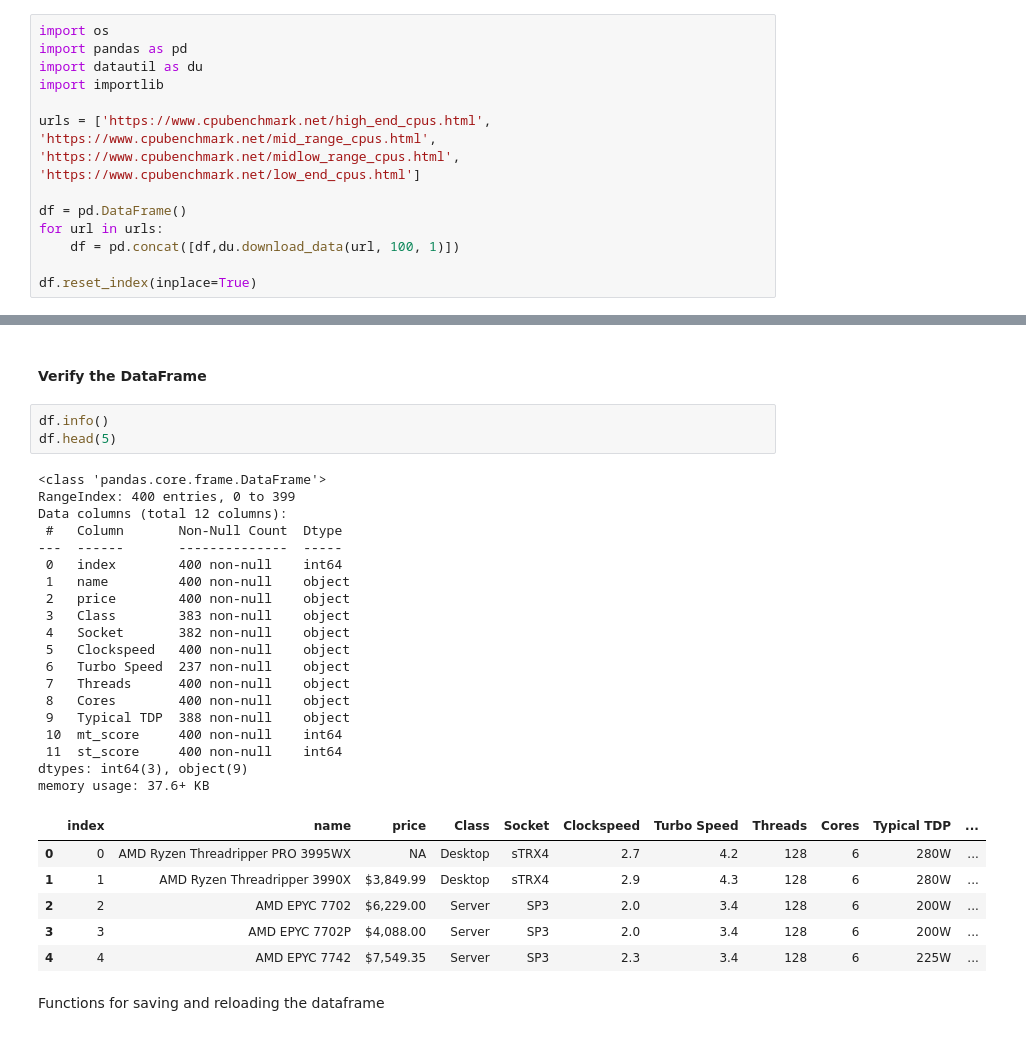
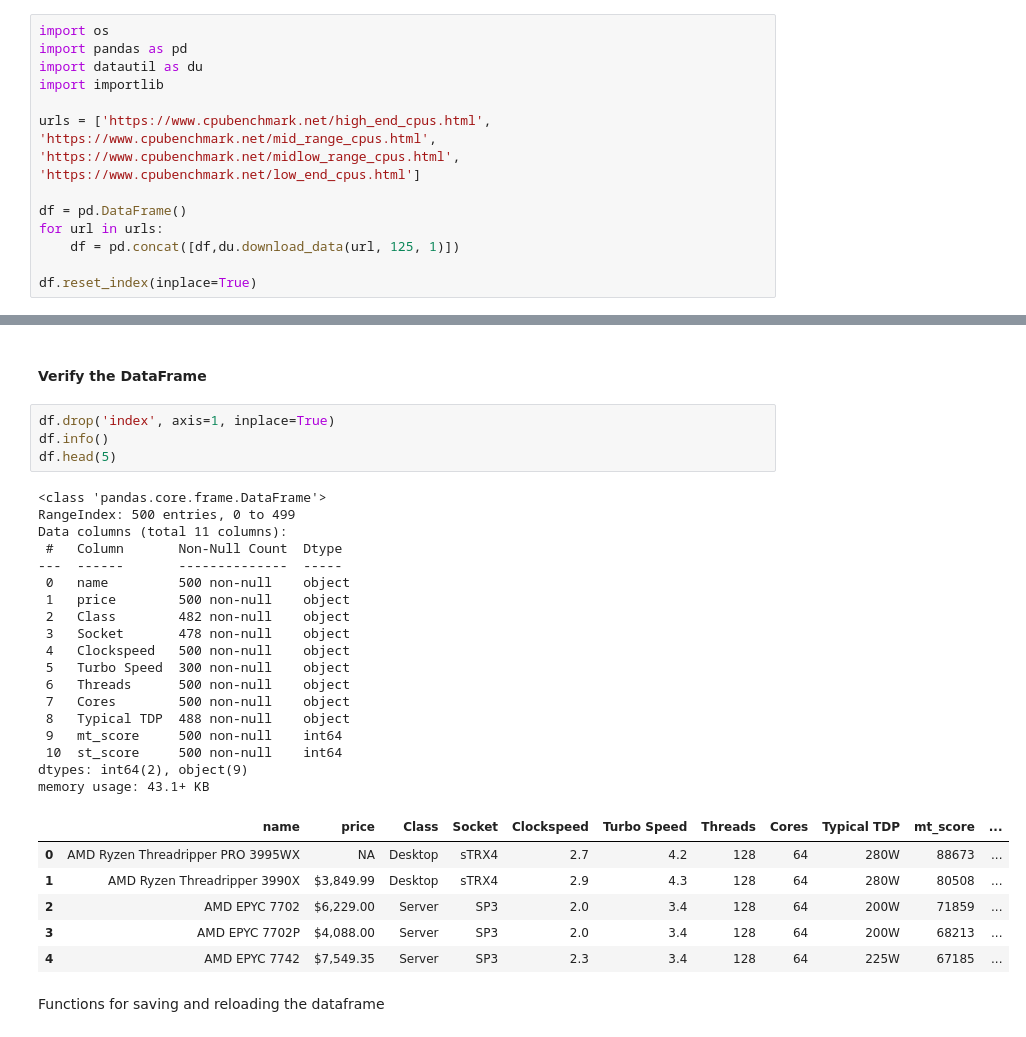
Before and after one commit to cpsc6300/course-project-thomas-wright, a Jupyter notebook: notebooks/1_Retrieving_data.ipynb, the cells around one changed output, grey strips where cells are left out. Saved outputs shown, nothing was run; the diff lists cells and outputs as text.

```diff
--- a/notebooks/1_Retrieving_data.ipynb
+++ b/notebooks/1_Retrieving_data.ipynb
@@ -125,7 +125,7 @@ urls = ['https://www.cpubenchmark.net/high_end_cpus.html', 'https://www.cpubench
 
 df = pd.DataFrame()
 for url in urls:
-    df = pd.concat([df,du.download_data(url, 100, 1)])
+    df = pd.concat([df,du.download_data(url, 125, 1)])
 
 df.reset_index(inplace=True)
 # %% [output]
@@ -149,34 +149,34 @@ AMD Opteron 180
 # %% [markdown]
 #### Verify the DataFrame
 # %%
+df.drop('index', axis=1, inplace=True)
 df.info()
 df.head(5)
 # %% [output]
 <class 'pandas.core.frame.DataFrame'>
-RangeIndex: 400 entries, 0 to 399
-Data columns (total 12 columns):
+RangeIndex: 500 entries, 0 to 499
+Data columns (total 11 columns):
  #   Column       Non-Null Count  Dtype
 ---  ------       --------------  -----
- 0   index        400 non-null    int64
- 1   name         400 non-null    object
- 2   price        400 non-null    object
- 3   Class        383 non-null    object
- 4   Socket       382 non-null    object
- 5   Clockspeed   400 non-null    object
- 6   Turbo Speed  237 non-null    object
- 7   Threads      400 non-null    object
- 8   Cores        400 non-null    object
- 9   Typical TDP  388 non-null    object
- 10  mt_score     400 non-null    int64
- 11  st_score     400 non-null    int64
-dtypes: int64(3), object(9)
-memory usage: 37.6+ KB
+ 0   name         500 non-null    object
+ 1   price        500 non-null    object
+ 2   Class        482 non-null    object
+ 3   Socket       478 non-null    object
+ 4   Clockspeed   500 non-null    object
+ 5   Turbo Speed  300 non-null    object
+ 6   Threads      500 non-null    object
+ 7   Cores        500 non-null    object
+ 8   Typical TDP  488 non-null    object
+ 9   mt_score     500 non-null    int64
+ 10  st_score     500 non-null    int64
+dtypes: int64(2), object(9)
+memory usage: 43.1+ KB
-|  | index | name | price | Class | Socket | Clockspeed | Turbo Speed | Threads | Cores | Typical TDP | ... |
-| 0 | 0 | AMD Ryzen Threadripper PRO 3995WX | NA | Desktop | sTRX4 | 2.7 | 4.2 | 128 | 6 | 280W | ... |
-| 1 | 1 | AMD Ryzen Threadripper 3990X | $3,849.99 | Desktop | sTRX4 | 2.9 | 4.3 | 128 | 6 | 280W | ... |
-| 2 | 2 | AMD EPYC 7702 | $6,229.00 | Server | SP3 | 2.0 | 3.4 | 128 | 6 | 200W | ... |
-| 3 | 3 | AMD EPYC 7702P | $4,088.00 | Server | SP3 | 2.0 | 3.4 | 128 | 6 | 200W | ... |
-| 4 | 4 | AMD EPYC 7742 | $7,549.35 | Server | SP3 | 2.3 | 3.4 | 128 | 6 | 225W | ... |
+|  | name | price | Class | Socket | Clockspeed | Turbo Speed | Threads | Cores | Typical TDP | mt_score | ... |
+| 0 | AMD Ryzen Threadripper PRO 3995WX | NA | Desktop | sTRX4 | 2.7 | 4.2 | 128 | 64 | 280W | 88673 | ... |
+| 1 | AMD Ryzen Threadripper 3990X | $3,849.99 | Desktop | sTRX4 | 2.9 | 4.3 | 128 | 64 | 280W | 80508 | ... |
+| 2 | AMD EPYC 7702 | $6,229.00 | Server | SP3 | 2.0 | 3.4 | 128 | 64 | 200W | 71859 | ... |
+| 3 | AMD EPYC 7702P | $4,088.00 | Server | SP3 | 2.0 | 3.4 | 128 | 64 | 200W | 68213 | ... |
+| 4 | AMD EPYC 7742 | $7,549.35 | Server | SP3 | 2.3 | 3.4 | 128 | 64 | 225W | 67185 | ... |
 # %% [markdown]
 Functions for saving and reloading the dataframe
 # %%
```
Also changed, not shown: parts of 2 cells of this notebook, 6 other files.
